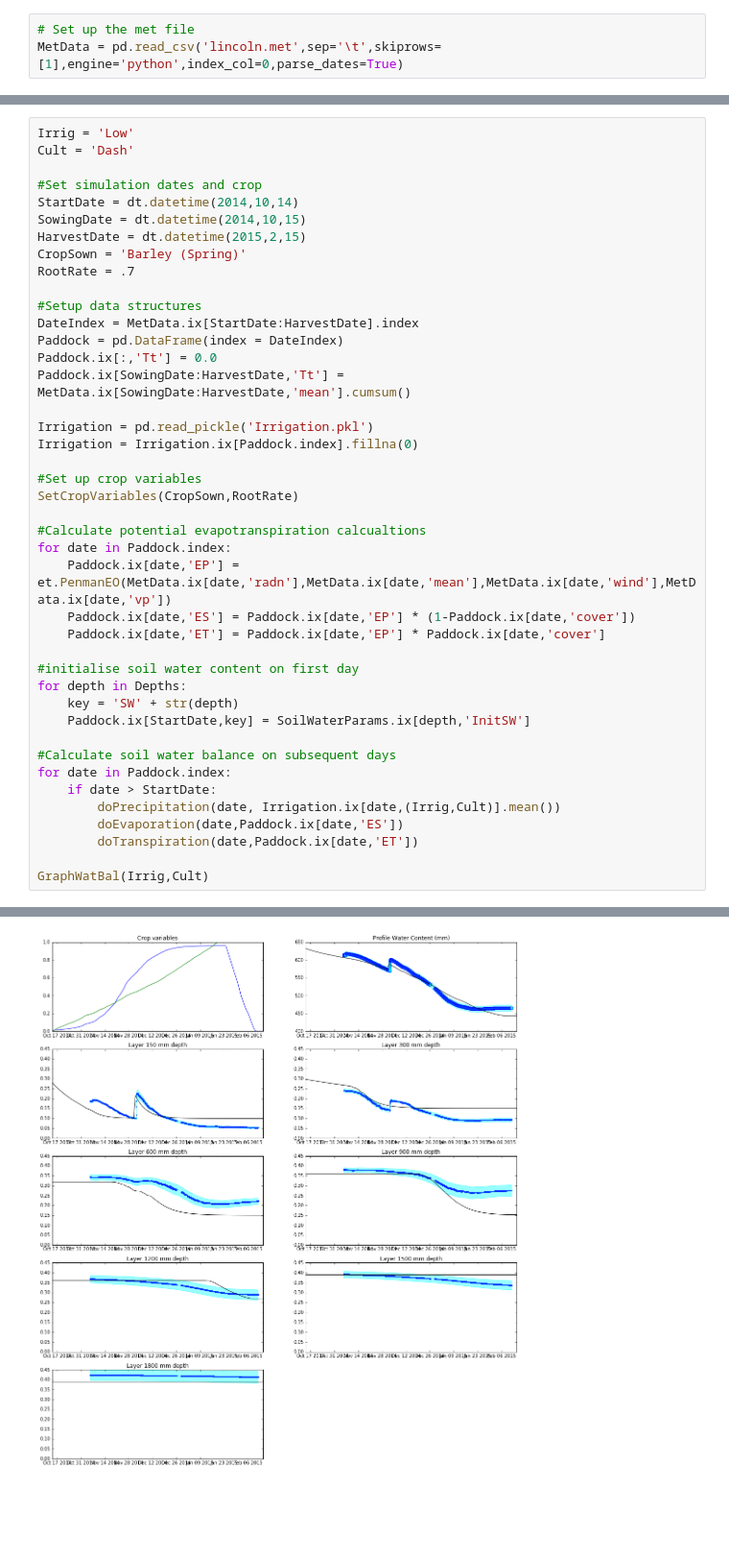
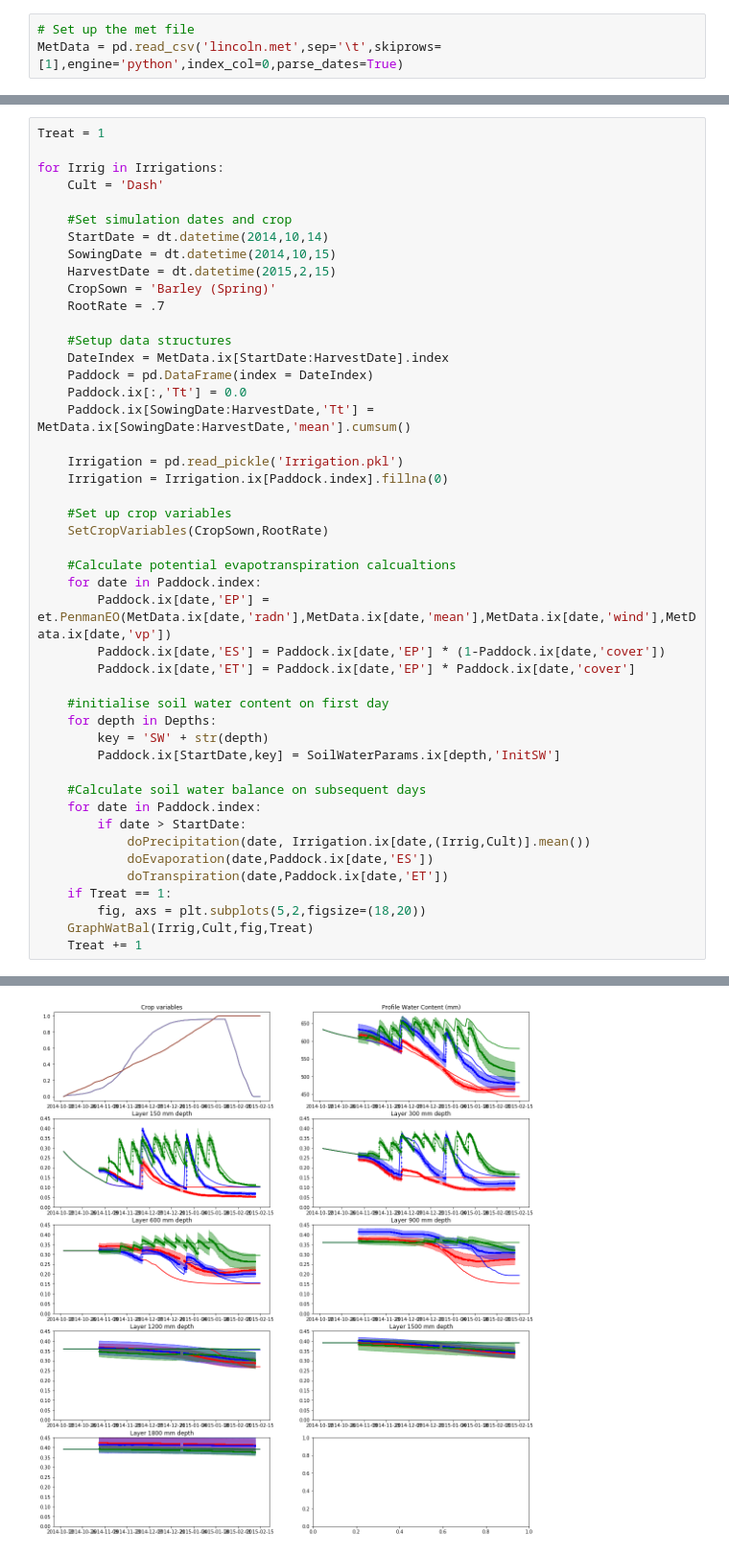
Before and after one commit to HamishBrownPFR/WaterBalance, a Jupyter notebook: WaterBalance.ipynb, the cells around one changed output, grey strips where cells are left out. Shown at 96% size. Drawn from its saved outputs; the diff is of its cells as text; blank space fills up the shorter version.

Commit message:
Adapting functions to multiple treatments.

```diff
--- a/WaterBalance.ipynb
+++ b/WaterBalance.ipynb
@@ -160,43 +197,47 @@ def GraphWatBal(Irrig,Cult):
 # %%
-Irrig = 'Low'
-Cult = 'Dash'
+Treat = 1
 
-#Set simulation dates and crop
-StartDate = dt.datetime(2014,10,14)
-SowingDate = dt.datetime(2014,10,15)
-HarvestDate = dt.datetime(2015,2,15)
-CropSown = 'Barley (Spring)'
-RootRate = .7
+for Irrig in Irrigations:
+    Cult = 'Dash'
 
-#Setup data structures
-DateIndex = MetData.ix[StartDate:HarvestDate].index
-Paddock = pd.DataFrame(index = DateIndex)
-Paddock.ix[:,'Tt'] = 0.0
-Paddock.ix[SowingDate:HarvestDate,'Tt'] = MetData.ix[SowingDate:HarvestDate,'mean'].cumsum()
+    #Set simulation dates and crop
+    StartDate = dt.datetime(2014,10,14)
+    SowingDate = dt.datetime(2014,10,15)
+    HarvestDate = dt.datetime(2015,2,15)
+    CropSown = 'Barley (Spring)'
+    RootRate = .7
 
-Irrigation = pd.read_pickle('Irrigation.pkl')
-Irrigation = Irrigation.ix[Paddock.index].fillna(0)
+    #Setup data structures
+    DateIndex = MetData.ix[StartDate:HarvestDate].index
+    Paddock = pd.DataFrame(index = DateIndex)
+    Paddock.ix[:,'Tt'] = 0.0
+    Paddock.ix[SowingDate:HarvestDate,'Tt'] = MetData.ix[SowingDate:HarvestDate,'mean'].cumsum()
 
-#Set up crop variables
-SetCropVariables(CropSown,RootRate)
+    Irrigation = pd.read_pickle('Irrigation.pkl')
+    Irrigation = Irrigation.ix[Paddock.index].fillna(0)
 
-#Calculate potential evapotranspiration calcualtions
-for date in Paddock.index:
-    Paddock.ix[date,'EP'] = et.PenmanEO(MetData.ix[date,'radn'],MetData.ix[date,'mean'],MetData.ix[date,'wind'],MetData.ix[date,'vp'])
-    Paddock.ix[date,'ES'] = Paddock.ix[date,'EP'] * (1-Paddock.ix[date,'cover'])
-    Paddock.ix[date,'ET'] = Paddock.ix[date,'EP'] * Paddock.ix[date,'cover']
+    #Set up crop variables
+    SetCropVariables(CropSown,RootRate)
 
-#initialise soil water content on first day
-for depth in Depths:
-    key = 'SW' + str(depth)
-    Paddock.ix[StartDate,key] = SoilWaterParams.ix[depth,'InitSW']
+    #Calculate potential evapotranspiration calcualtions
+    for date in Paddock.index:
+        Paddock.ix[date,'EP'] = et.PenmanEO(MetData.ix[date,'radn'],MetData.ix[date,'mean'],MetData.ix[date,'wind'],MetData.ix[date,'vp'])
+        Paddock.ix[date,'ES'] = Paddock.ix[date,'EP'] * (1-Paddock.ix[date,'cover'])
+        Paddock.ix[date,'ET'] = Paddock.ix[date,'EP'] * Paddock.ix[date,'cover']
 
-#Calculate soil water balance on subsequent days
-for date in Paddock.index:
-    if date > StartDate:
-        doPrecipitation(date, Irrigation.ix[date,(Irrig,Cult)].mean())
-        doEvaporation(date,Paddock.ix[date,'ES'])
-        doTranspiration(date,Paddock.ix[date,'ET'])
+    #initialise soil water content on first day
+    for depth in Depths:
+        key = 'SW' + str(depth)
+        Paddock.ix[StartDate,key] = SoilWaterParams.ix[depth,'InitSW']
 
-GraphWatBal(Irrig,Cult)
+    #Calculate soil water balance on subsequent days
+    for date in Paddock.index:
+        if date > StartDate:
+            doPrecipitation(date, Irrigation.ix[date,(Irrig,Cult)].mean())
+            doEvaporation(date,Paddock.ix[date,'ES'])
+            doTranspiration(date,Paddock.ix[date,'ET'])
+    if Treat == 1:
+        fig, axs = plt.subplots(5,2,figsize=(18,20))
+    GraphWatBal(Irrig,Cult,fig,Treat)
+    Treat += 1
 # %% [output]
@@ -203 +263 @@ GraphWatBal(Irrig,Cult)
-[figure, old version]
+[figure, new version]
```
Also changed, not shown: parts of 6 cells of this notebook.
